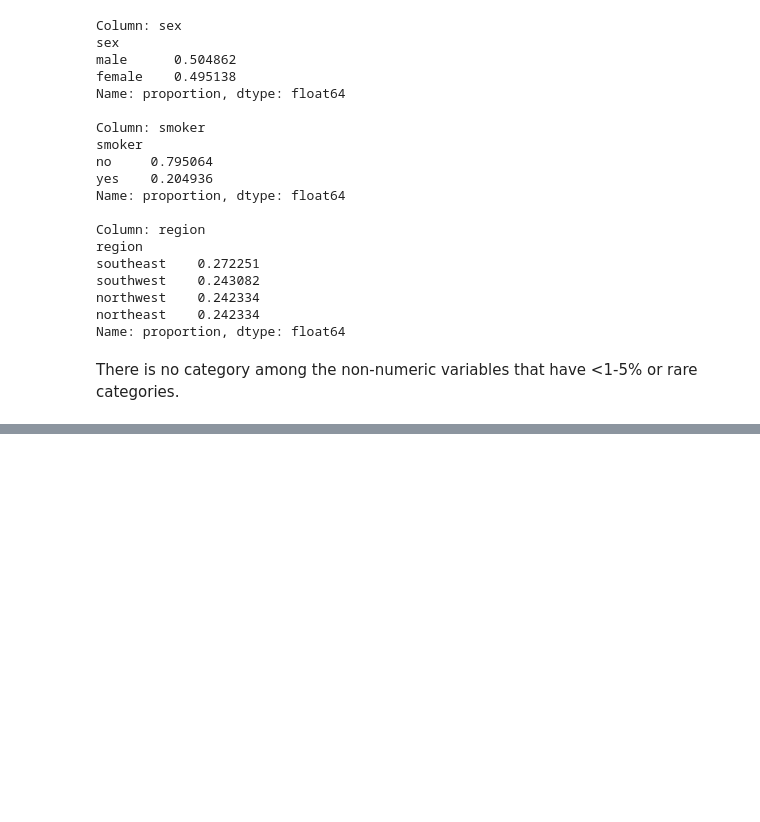
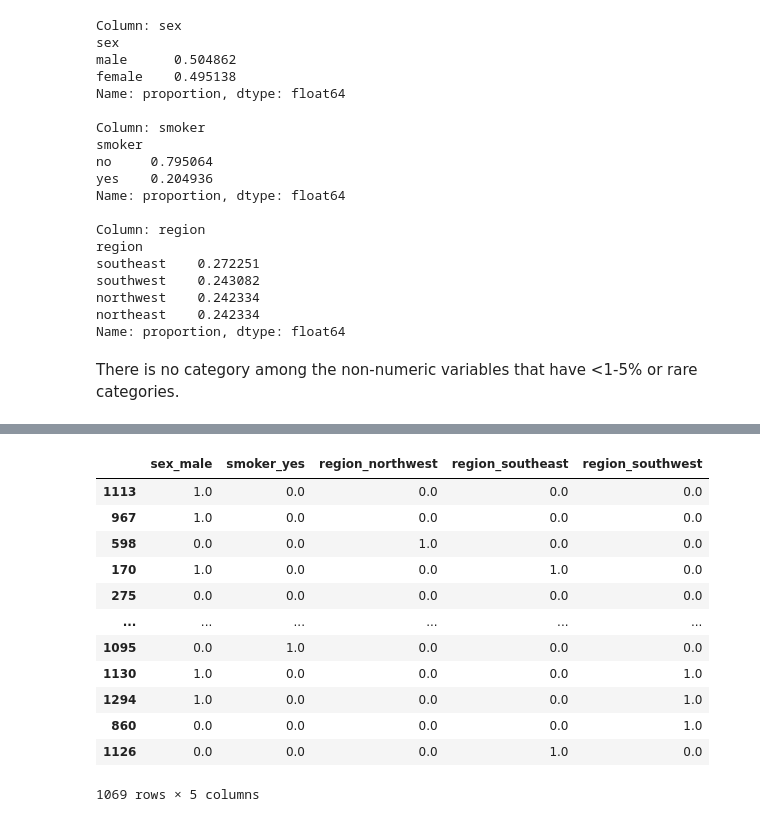
Before and after one commit to lokkenchan/linear_regression_001, a Jupyter notebook: notebooks/01_exploration.ipynb, the cells around one changed output, grey strips where cells are left out. Cells and saved outputs as stored; diff of their text form; code cells hidden in the pictures; blank space fills up the shorter version.

```diff
--- a/notebooks/01_exploration.ipynb
+++ b/notebooks/01_exploration.ipynb
@@ -312,0 +345,16 @@ There is no category among the non-numeric variables that have <1-5% or rare cat
+# %%
+X_train_cat
+# %% [output]
+|  | sex_male | smoker_yes | region_northwest | region_southeast | region_southwest |
+| 1113 | 1.0 | 0.0 | 0.0 | 0.0 | 0.0 |
+| 967 | 1.0 | 0.0 | 0.0 | 0.0 | 0.0 |
+| 598 | 0.0 | 0.0 | 1.0 | 0.0 | 0.0 |
+| 170 | 1.0 | 0.0 | 0.0 | 1.0 | 0.0 |
+| 275 | 0.0 | 0.0 | 0.0 | 0.0 | 0.0 |
+| ... | ... | ... | ... | ... | ... |
+| 1095 | 0.0 | 1.0 | 0.0 | 0.0 | 0.0 |
+| 1130 | 1.0 | 0.0 | 0.0 | 0.0 | 1.0 |
+| 1294 | 1.0 | 0.0 | 0.0 | 0.0 | 1.0 |
+| 860 | 0.0 | 0.0 | 0.0 | 0.0 | 1.0 |
+| 1126 | 0.0 | 0.0 | 0.0 | 1.0 | 0.0 |
+1069 rows × 5 columns
```
Also changed, not shown: parts of 9 cells of this notebook.
